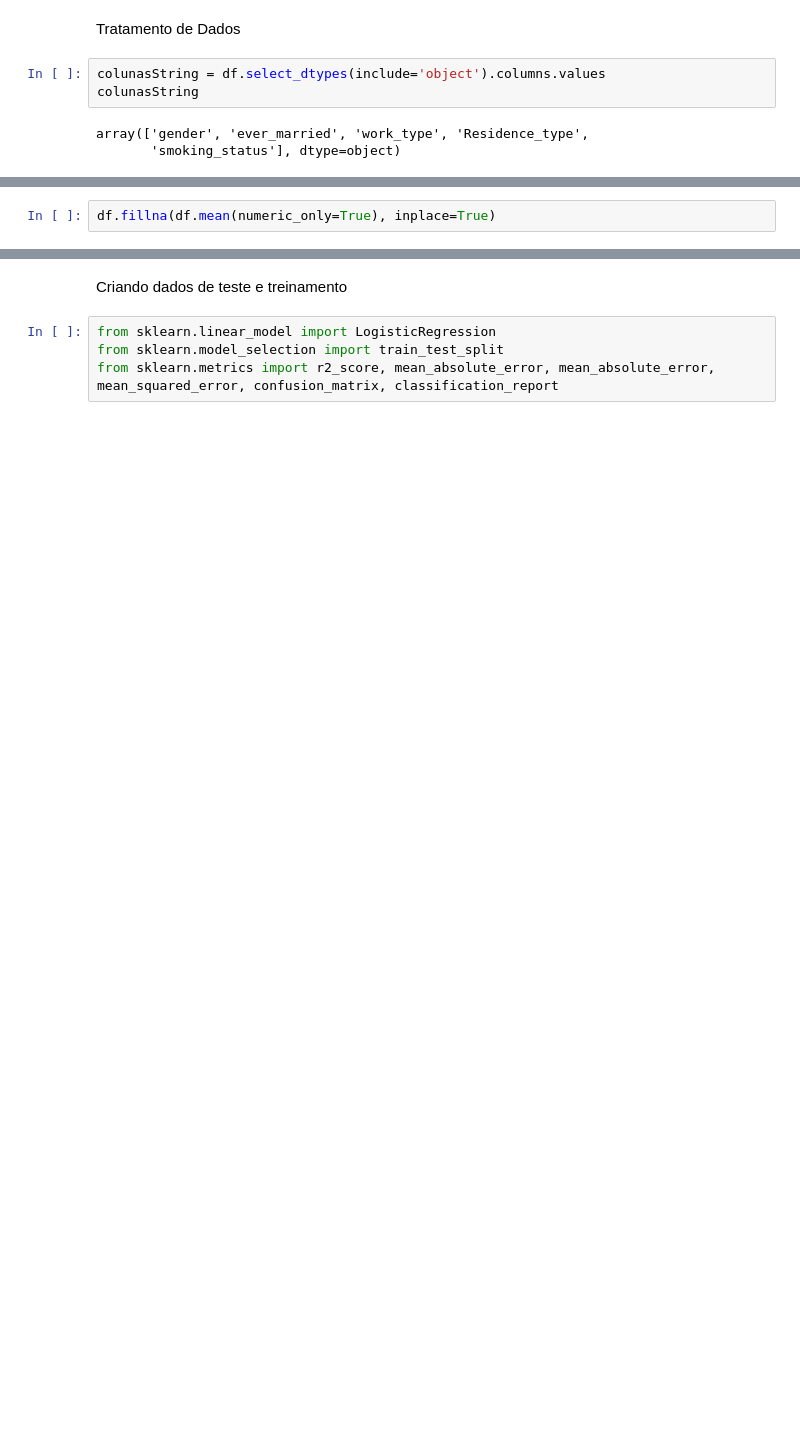
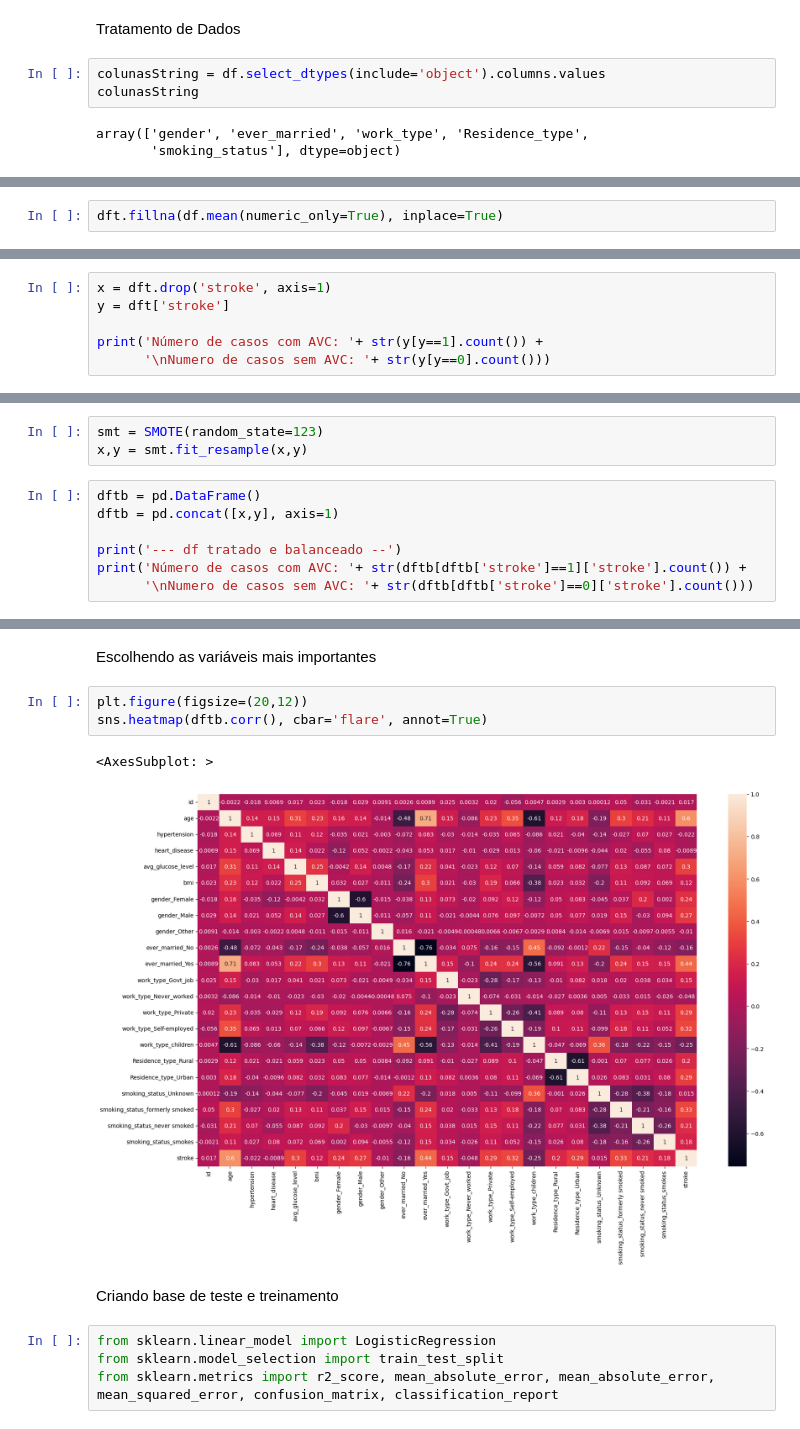
Before and after one commit to laryyssa/Aprendizado-de-Maquina-na-Saude, a Jupyter notebook: atv-3_regressao-logistica/main.ipynb, the cells around one changed output, grey strips where cells are left out. Drawn from its saved outputs; the diff is of its cells as text; blank space fills up the shorter version.

```diff
--- a/atv-3_regressao-logistica/main.ipynb
+++ b/atv-3_regressao-logistica/main.ipynb
@@ -188,4 +124,4 @@ Index(['id', 'age', 'hypertension', 'heart_disease', 'avg_glucose_level',
        'smoking_status_smokes'],
       dtype='object')
 # %%
-df.fillna(df.mean(numeric_only=True), inplace=True)
+dft.fillna(df.mean(numeric_only=True), inplace=True)
@@ -191,0 +157,6 @@ df.fillna(df.mean(numeric_only=True), inplace=True)
+# %%
+x = dft.drop('stroke', axis=1)
+y = dft['stroke']
+
+print('Número de casos com AVC: '+ str(y[y==1].count()) +
+      '\nNumero de casos sem AVC: '+ str(y[y==0].count()))
@@ -191,0 +177,10 @@ df.fillna(df.mean(numeric_only=True), inplace=True)
+# %%
+smt = SMOTE(random_state=123)
+x,y = smt.fit_resample(x,y)
+# %%
+dftb = pd.DataFrame()
+dftb = pd.concat([x,y], axis=1)
+
+print('--- df tratado e balanceado --')
+print('Número de casos com AVC: '+ str(dftb[dftb['stroke']==1]['stroke'].count()) +
+      '\nNumero de casos sem AVC: '+ str(dftb[dftb['stroke']==0]['stroke'].count()))
@@ -192,5 +199,13 @@ df.fillna(df.mean(numeric_only=True), inplace=True)
+# %% [markdown]
+Escolhendo as variáveis mais importantes
+# %%
+plt.figure(figsize=(20,12))
+sns.heatmap(dftb.corr(), cbar='flare', annot=True)
+# %% [output]
+<AxesSubplot: >
+[figure, added]
 # %% [markdown]
-Criando dados de teste e treinamento
+Criando base de teste e treinamento
 # %%
 from sklearn.linear_model import LogisticRegression
 from sklearn.model_selection import train_test_split
```
Also changed, not shown: parts of 31 cells of this notebook.
